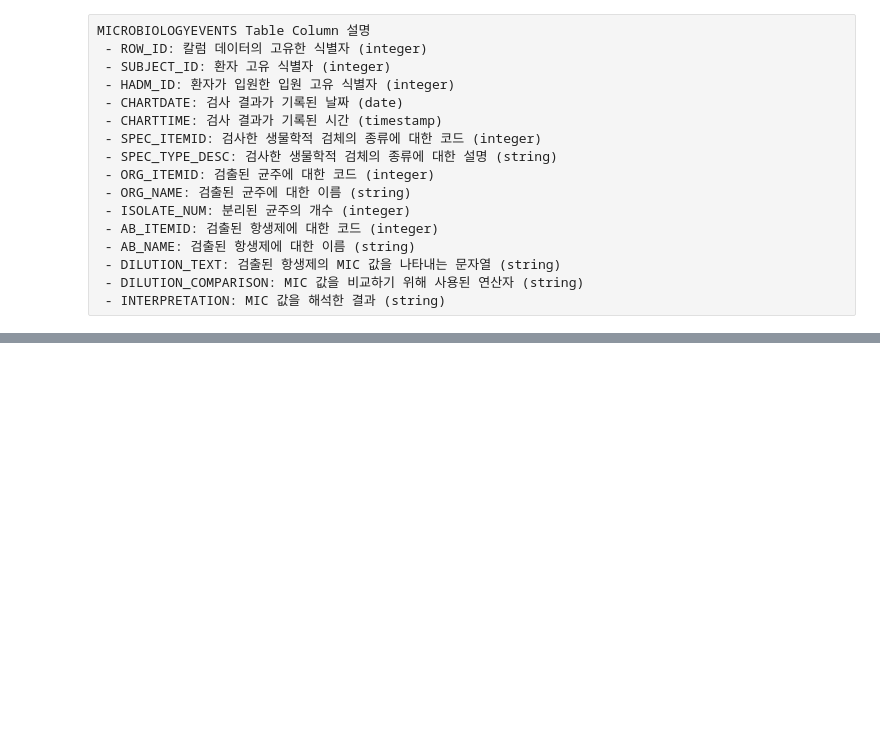
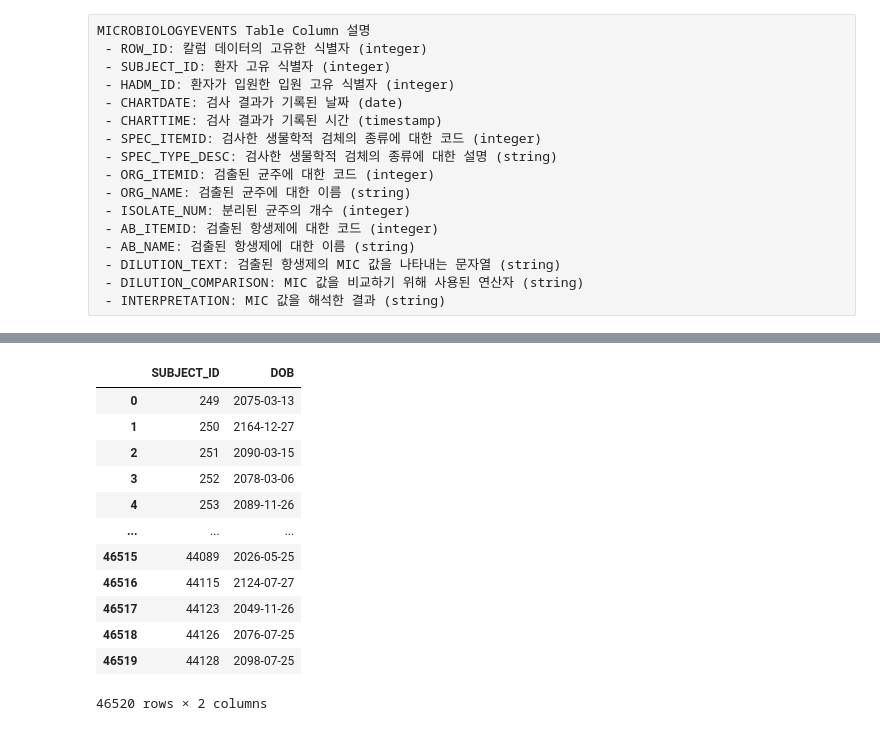
Before and after one commit to NohJangHyun/MIMIC-III-mortality-prediction, a Jupyter notebook: Data Extract/Tabular Data/Laboratory Value Data Extract.ipynb, the cells around one changed output, grey strips where cells are left out. Drawn from its saved outputs; the diff is of its cells as text; code cells hidden in the pictures; blank space fills up the shorter version.

```diff
--- a/Data Extract/Tabular Data/Laboratory Value Data Extract.ipynb
+++ b/Data Extract/Tabular Data/Laboratory Value Data Extract.ipynb
@@ -176,0 +170,18 @@ df[df[["SPEC_ITEMID", "ORG_ITEMID", "AB_ITEMID"]].isin(ID_list).any(axis=1)]
+# %%
+# MICROBIOLOGYEVENTS에서 추출된 데이터 확인
+m_df = df
+m_df
+# %% [output]
+|  | SUBJECT_ID | DOB |
+| 0 | 249 | 2075-03-13 |
+| 1 | 250 | 2164-12-27 |
+| 2 | 251 | 2090-03-15 |
+| 3 | 252 | 2078-03-06 |
+| 4 | 253 | 2089-11-26 |
+| ... | ... | ... |
+| 46515 | 44089 | 2026-05-25 |
+| 46516 | 44115 | 2124-07-27 |
+| 46517 | 44123 | 2049-11-26 |
+| 46518 | 44126 | 2076-07-25 |
+| 46519 | 44128 | 2098-07-25 |
+46520 rows × 2 columns
```
Also changed, not shown: parts of 13 cells of this notebook, 3 other files.
